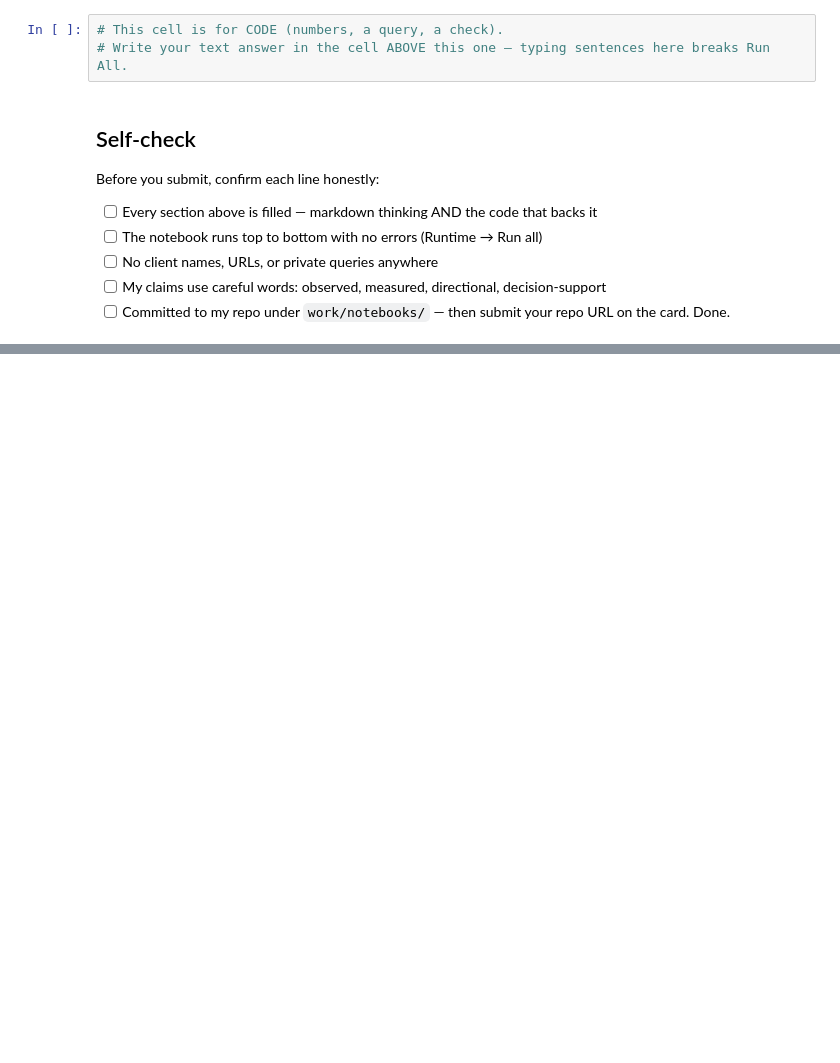
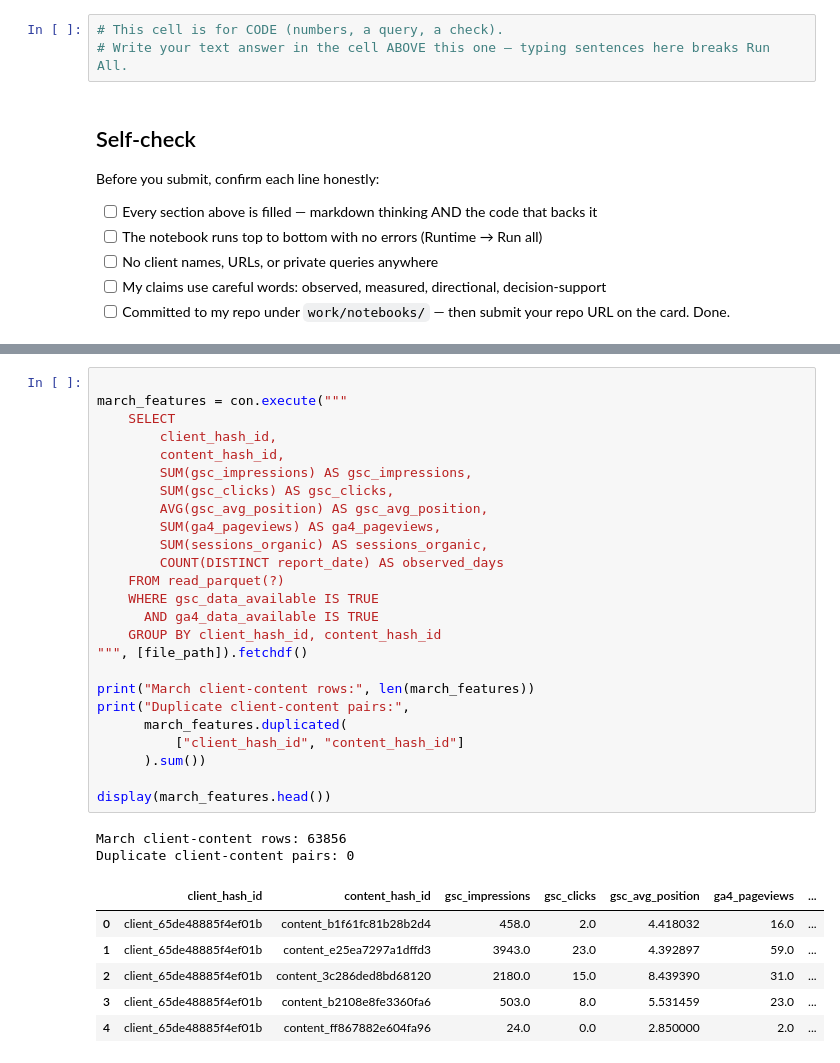
Before and after one commit to A1704/flyrank-ml-internship, a Jupyter notebook: work/notebooks/w03_data_contract.ipynb, the cells around one changed output, grey strips where cells are left out. Saved outputs shown, nothing was run; the diff lists cells and outputs as text; blank space fills up the shorter version.

```diff
--- a/work/notebooks/w03_data_contract.ipynb
+++ b/work/notebooks/w03_data_contract.ipynb
@@ -46,0 +410,34 @@ Before you submit, confirm each line honestly:
+# %%
+
+march_features = con.execute("""
+    SELECT
+        client_hash_id,
+        content_hash_id,
+        SUM(gsc_impressions) AS gsc_impressions,
+        SUM(gsc_clicks) AS gsc_clicks,
+        AVG(gsc_avg_position) AS gsc_avg_position,
+        SUM(ga4_pageviews) AS ga4_pageviews,
+        SUM(sessions_organic) AS sessions_organic,
+        COUNT(DISTINCT report_date) AS observed_days
+    FROM read_parquet(?)
+    WHERE gsc_data_available IS TRUE
+      AND ga4_data_available IS TRUE
+    GROUP BY client_hash_id, content_hash_id
+""", [file_path]).fetchdf()
+
+print("March client-content rows:", len(march_features))
+print("Duplicate client-content pairs:",
+      march_features.duplicated(
+          ["client_hash_id", "content_hash_id"]
+      ).sum())
+
+display(march_features.head())
+# %% [output]
+March client-content rows: 63856
+Duplicate client-content pairs: 0
+|  | client_hash_id | content_hash_id | gsc_impressions | gsc_clicks | gsc_avg_position | ga4_pageviews | ... |
+| 0 | client_65de48885f4ef01b | content_b1f61fc81b28b2d4 | 458.0 | 2.0 | 4.418032 | 16.0 | ... |
+| 1 | client_65de48885f4ef01b | content_e25ea7297a1dffd3 | 3943.0 | 23.0 | 4.392897 | 59.0 | ... |
+| 2 | client_65de48885f4ef01b | content_3c286ded8bd68120 | 2180.0 | 15.0 | 8.439390 | 31.0 | ... |
+| 3 | client_65de48885f4ef01b | content_b2108e8fe3360fa6 | 503.0 | 8.0 | 5.531459 | 23.0 | ... |
+| 4 | client_65de48885f4ef01b | content_ff867882e604fa96 | 24.0 | 0.0 | 2.850000 | 2.0 | ... |
```
Also changed, not shown: parts of 27 cells of this notebook.
